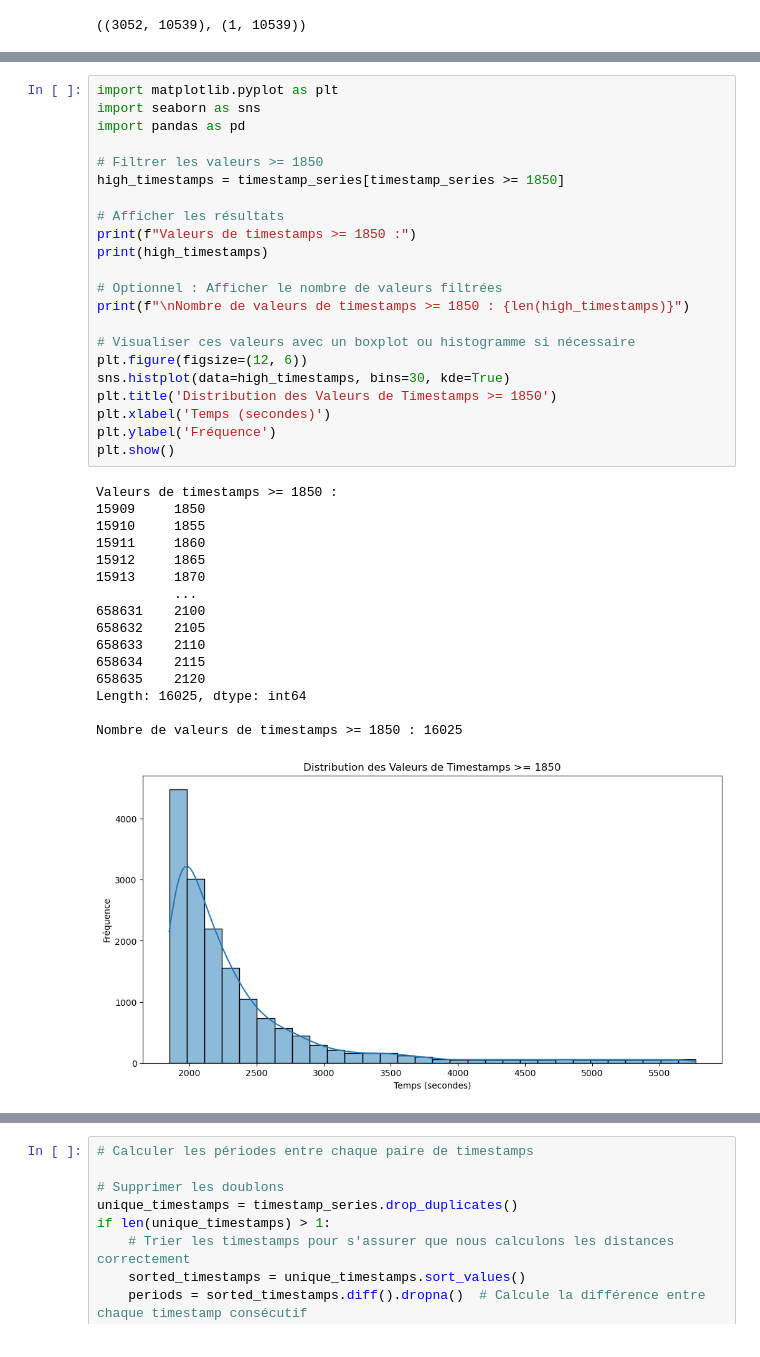
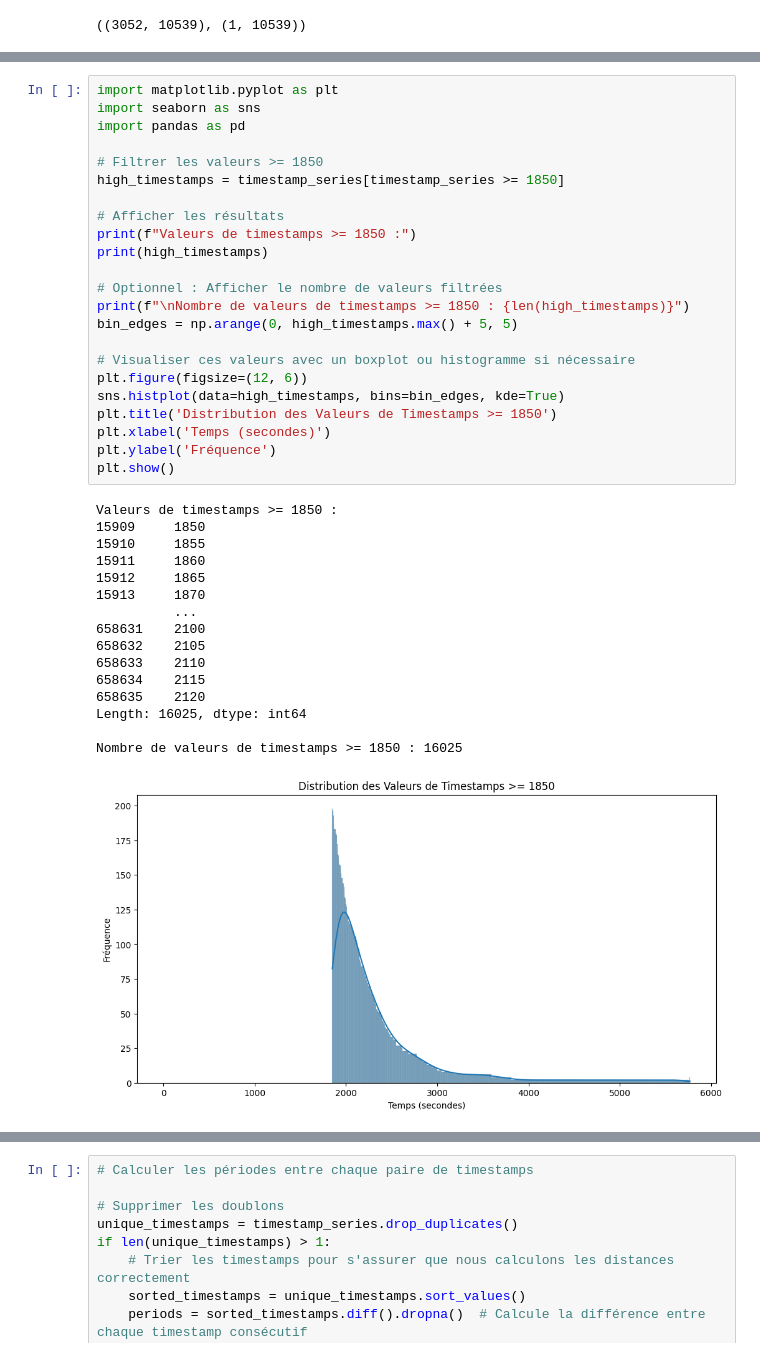
Before and after one commit to LapinRobin/OT-starcraft-prediction, a Jupyter notebook: sc2-keystrokes-public.ipynb, the cells around one changed output, grey strips where cells are left out. Cells and saved outputs as stored; diff of their text form.

```diff
--- a/sc2-keystrokes-public.ipynb
+++ b/sc2-keystrokes-public.ipynb
@@ -223,32 +264,33 @@ high_timestamps = timestamp_series[timestamp_series >= 1850]
 
 # Afficher les résultats
 print(f"Valeurs de timestamps >= 1850 :")
 print(high_timestamps)
 
 # Optionnel : Afficher le nombre de valeurs filtrées
 print(f"\nNombre de valeurs de timestamps >= 1850 : {len(high_timestamps)}")
+bin_edges = np.arange(0, high_timestamps.max() + 5, 5)
 
 # Visualiser ces valeurs avec un boxplot ou histogramme si nécessaire
 plt.figure(figsize=(12, 6))
-sns.histplot(data=high_timestamps, bins=30, kde=True)
+sns.histplot(data=high_timestamps, bins=bin_edges, kde=True)
 plt.title('Distribution des Valeurs de Timestamps >= 1850')
 plt.xlabel('Temps (secondes)')
 plt.ylabel('Fréquence')
 plt.show()
 # %% [output]
 Valeurs de timestamps >= 1850 :
 15909     1850
 15910     1855
 15911     1860
 15912     1865
 15913     1870
           ...
 658631    2100
 658632    2105
 658633    2110
 658634    2115
 658635    2120
 Length: 16025, dtype: int64
 
 Nombre de valeurs de timestamps >= 1850 : 16025
-[figure, old version]
+[figure, new version]
```
Also changed, not shown: parts of 25 cells of this notebook.
